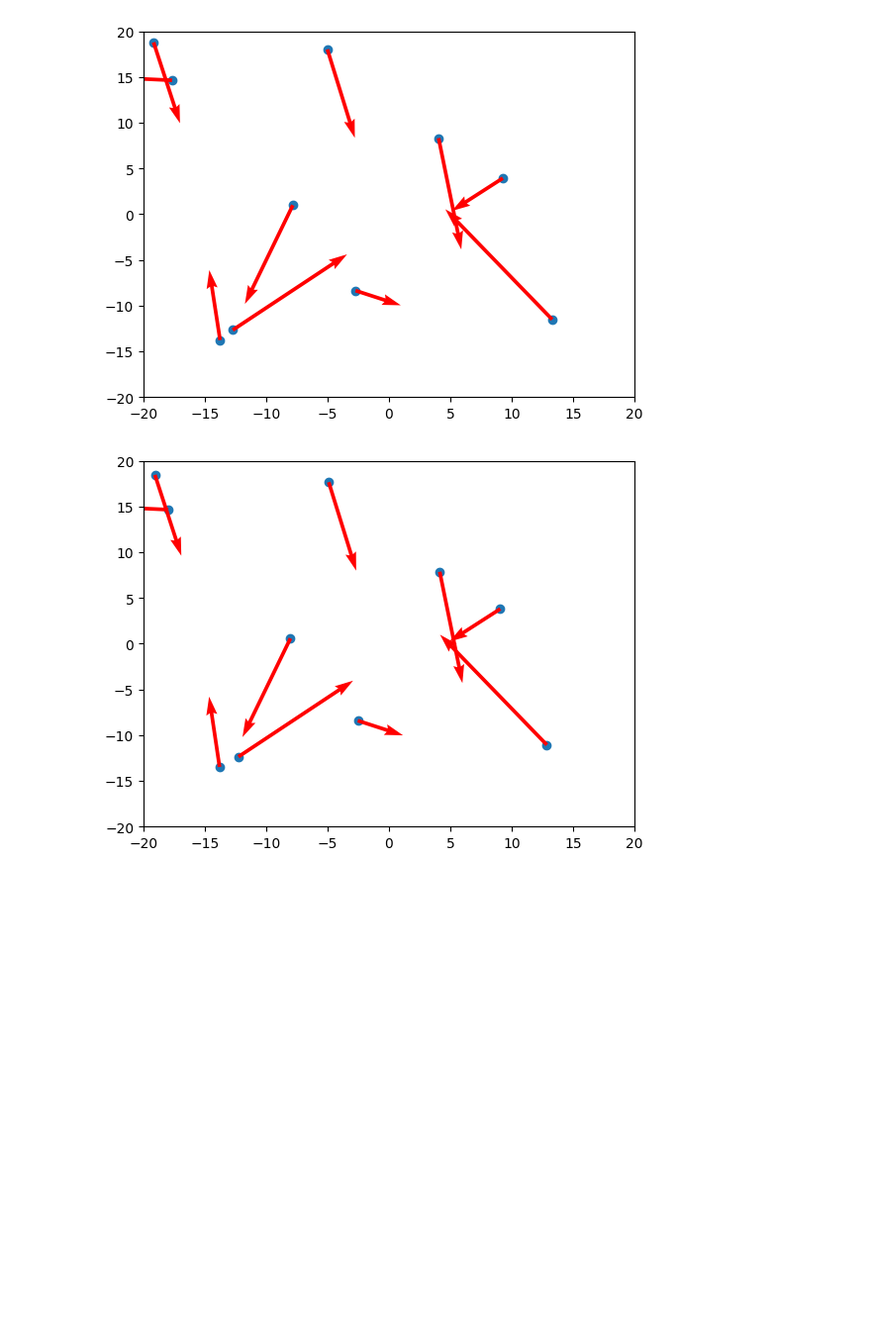
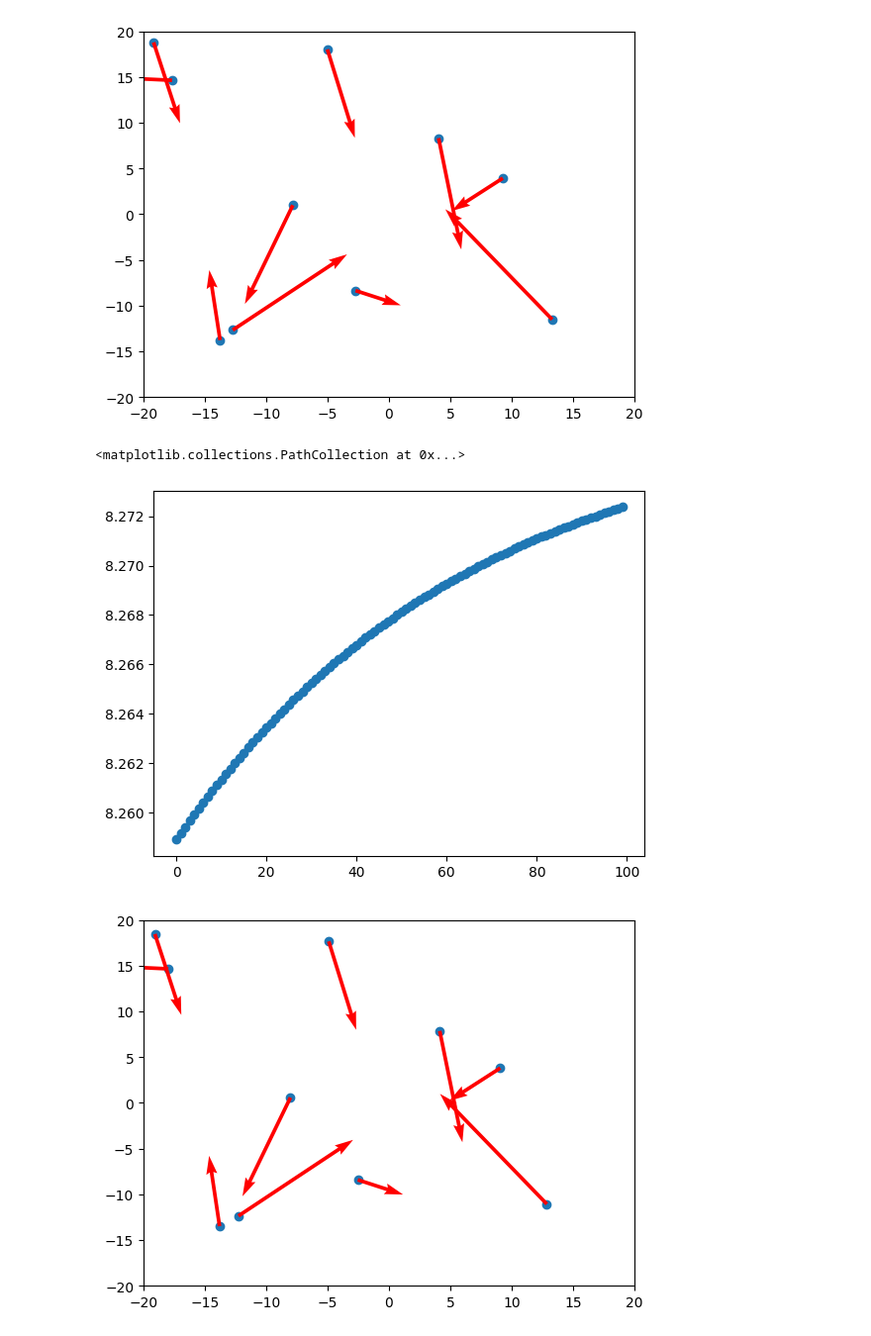
Before and after one commit to paschoal-artur/EstudoDinamicaMolecular, a Jupyter notebook: main.ipynb, the cells around one changed output. Shown at 99% size. Saved outputs shown, nothing was run; the diff lists cells and outputs as text; code cells hidden in the pictures; blank space fills up the shorter version.

```diff
--- a/main.ipynb
+++ b/main.ipynb
@@ -96,6 +83,7 @@ def calcula_forca(r):
 m = 100
 dt = 0.01
 steps = 100
+Energia = []
 for tempo in range(steps):
     for i in range(len(posicoes)):
         forca = 0
@@ -105,6 +93,13 @@ for tempo in range(steps):
             forca += calcula_forca(norma)
         velocidade[i] = velocidade[i] + forca/m*dt
         posicoes[i] = posicoes[i] + velocidade[i] * dt
+
+    Energia.append(np.mean(np.sum(np.power(velocidade,2),axis = 1))*m/2)
+# %%
+plt.scatter(range(steps),Energia)
+# %% [output]
+<matplotlib.collections.PathCollection at 0x...>
+[figure, added]
 # %%
 plt.scatter(posicoes.T[0],posicoes.T[1])
 plt.quiver(posicoes[:, 0], posicoes[:, 1], velocidade.T[0], velocidade.T[1], color='r', label='Velocidades', scale=2)
```
Also changed, not shown: parts of 1 cell of this notebook.
